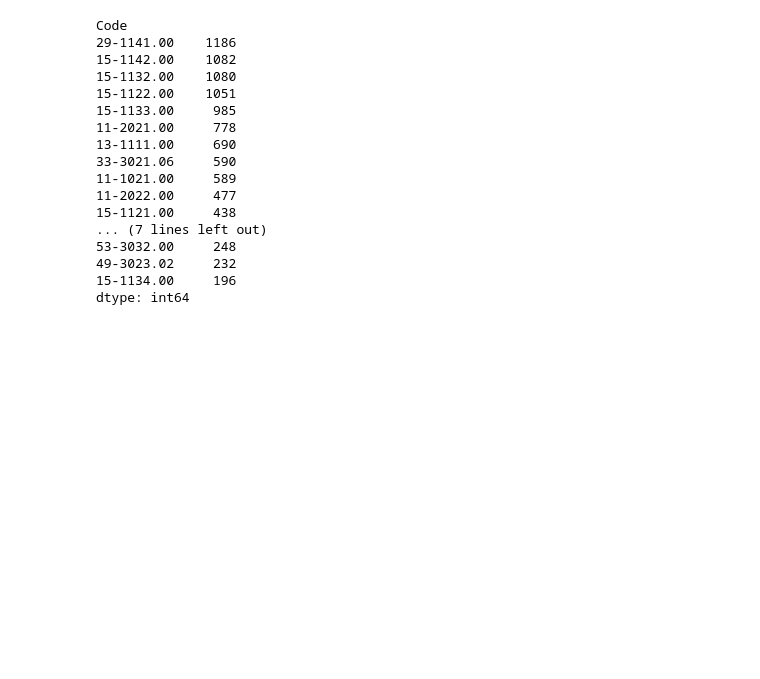
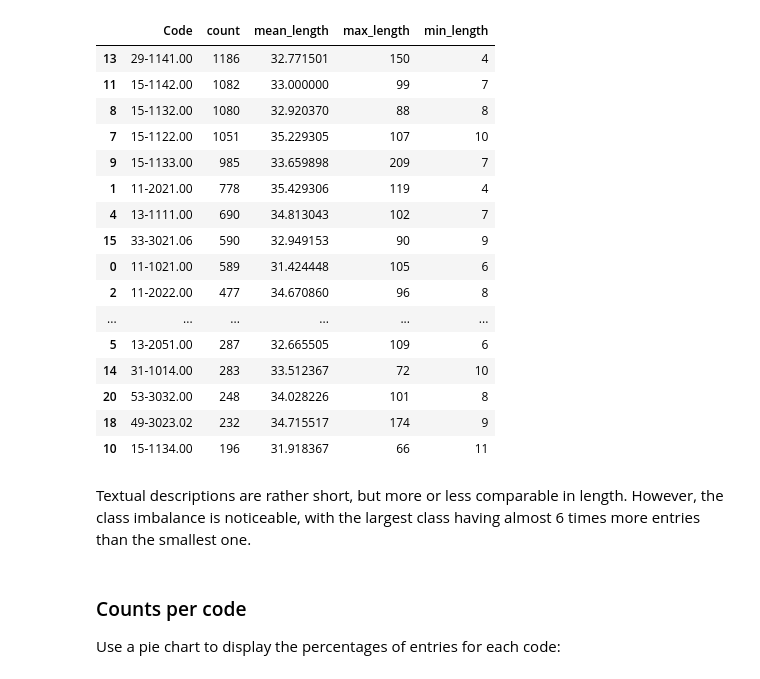
Before and after one commit to vtqveant/nrich-test-assignment, a Jupyter notebook: src/eda.ipynb, the cells around one changed output. Saved outputs shown, nothing was run; the diff lists cells and outputs as text; code cells hidden in the pictures; blank space fills up the shorter version.

```diff
--- a/src/eda.ipynb
+++ b/src/eda.ipynb
@@ -49,21 +48,39 @@ df_train.describe()
-# %%
-df2 = df_train[['Code']]
-df2.value_counts()
-# %% [output]
-Code
-29-1141.00    1186
-15-1142.00    1082
-15-1132.00    1080
-15-1122.00    1051
-15-1133.00     985
-11-2021.00     778
-13-1111.00     690
-33-3021.06     590
-11-1021.00     589
-11-2022.00     477
-15-1121.00     438
-... (7 lines left out)
-53-3032.00     248
-49-3023.02     232
-15-1134.00     196
-dtype: int64
+# %%
+codes_statistics_df = (
+    df_train.groupby(by="Code")["Title"]
+    .agg(
+        [
+            ("count", lambda x: x.size),
+            ("mean_length", lambda x: x.str.len().mean()),
+            ("max_length", lambda x: x.str.len().max()),
+            ("min_length", lambda x: x.str.len().min()),
+        ]
+    )
+    .reset_index()
+    .sort_values(by="count", ascending=False)
+)
+codes_statistics_df
+# %% [output]
+|  | Code | count | mean_length | max_length | min_length |
+| 13 | 29-1141.00 | 1186 | 32.771501 | 150 | 4 |
+| 11 | 15-1142.00 | 1082 | 33.000000 | 99 | 7 |
+| 8 | 15-1132.00 | 1080 | 32.920370 | 88 | 8 |
+| 7 | 15-1122.00 | 1051 | 35.229305 | 107 | 10 |
+| 9 | 15-1133.00 | 985 | 33.659898 | 209 | 7 |
+| 1 | 11-2021.00 | 778 | 35.429306 | 119 | 4 |
+| 4 | 13-1111.00 | 690 | 34.813043 | 102 | 7 |
+| 15 | 33-3021.06 | 590 | 32.949153 | 90 | 9 |
+| 0 | 11-1021.00 | 589 | 31.424448 | 105 | 6 |
+| 2 | 11-2022.00 | 477 | 34.670860 | 96 | 8 |
+| ... | ... | ... | ... | ... | ... |
+| 5 | 13-2051.00 | 287 | 32.665505 | 109 | 6 |
+| 14 | 31-1014.00 | 283 | 33.512367 | 72 | 10 |
+| 20 | 53-3032.00 | 248 | 34.028226 | 101 | 8 |
+| 18 | 49-3023.02 | 232 | 34.715517 | 174 | 9 |
+| 10 | 15-1134.00 | 196 | 31.918367 | 66 | 11 |
+# %% [markdown]
+Textual descriptions are rather short, but more or less comparable in length. However, the class imbalance is noticeable, with the largest class having almost 6 times more entries than the smallest one.
+# %% [markdown]
+### Counts per code
+
+Use a pie chart to display the percentages of entries for each code:
```
Also changed, not shown: parts of 24 cells of this notebook, 3 other files.
